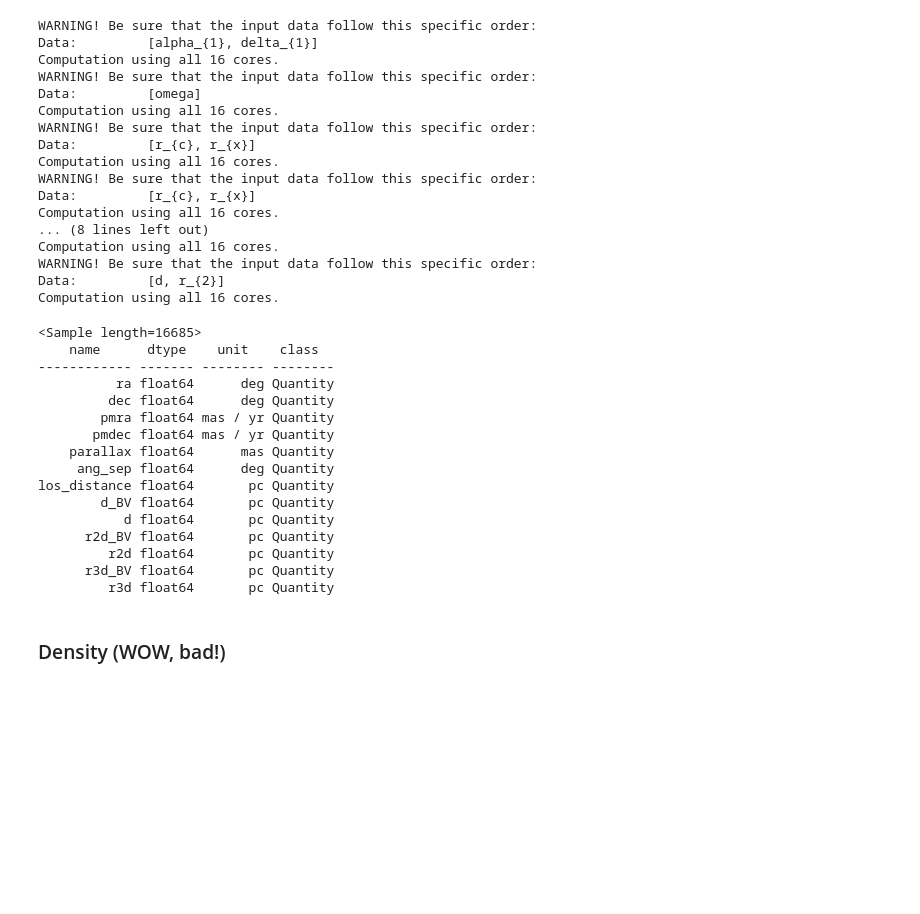
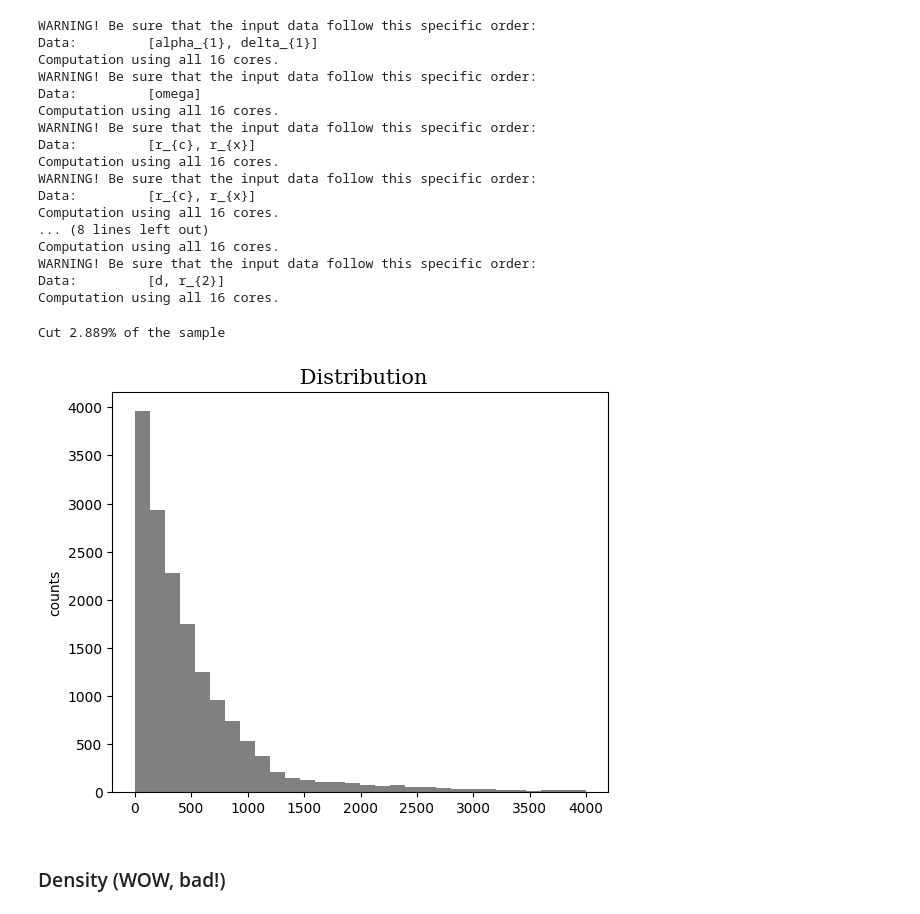
Before and after one commit to pietroferraiuolo/GRASP, a Jupyter notebook: scripts/n6121_analysis.ipynb, the cells around one changed output. Drawn from its saved outputs; the diff is of its cells as text; code cells hidden in the pictures; blank space fills up the shorter version.

```diff
--- a/scripts/n6121_analysis.ipynb
+++ b/scripts/n6121_analysis.ipynb
@@ -606,26 +606,12 @@ gc_sample['d_BV'] = gc_sample.r2d.to(u.pc)
 gc_sample['d'] = gc_sample.r2d.to(u.pc)
 gc_sample['r2d_BV'] = gc_sample.r2d_BV.to(u.pc)
 gc_sample['r2d'] = gc_sample.r2d.to(u.pc)
-
-
-gc_sample.info()
-# %% [output]
-<Sample length=16685>
-    name      dtype    unit    class
------------- ------- -------- --------
-          ra float64      deg Quantity
-         dec float64      deg Quantity
-        pmra float64 mas / yr Quantity
-       pmdec float64 mas / yr Quantity
-    parallax float64      mas Quantity
-     ang_sep float64      deg Quantity
-los_distance float64       pc Quantity
-        d_BV float64       pc Quantity
-           d float64       pc Quantity
-      r2d_BV float64       pc Quantity
-         r2d float64       pc Quantity
-      r3d_BV float64       pc Quantity
-         r3d float64       pc Quantity
+# %%
+gc_sample.apply_conditions('r3d<4000', inplace=True)
+grasp.plots.histogram(gc_sample.r3d.value)
+# %% [output]
+Cut 2.889% of the sample
+[figure, added]
 # %% [markdown]
 ### Density (WOW, bad!)
 # %%
```
Also changed, not shown: parts of 17 cells of this notebook, 3 other files.
